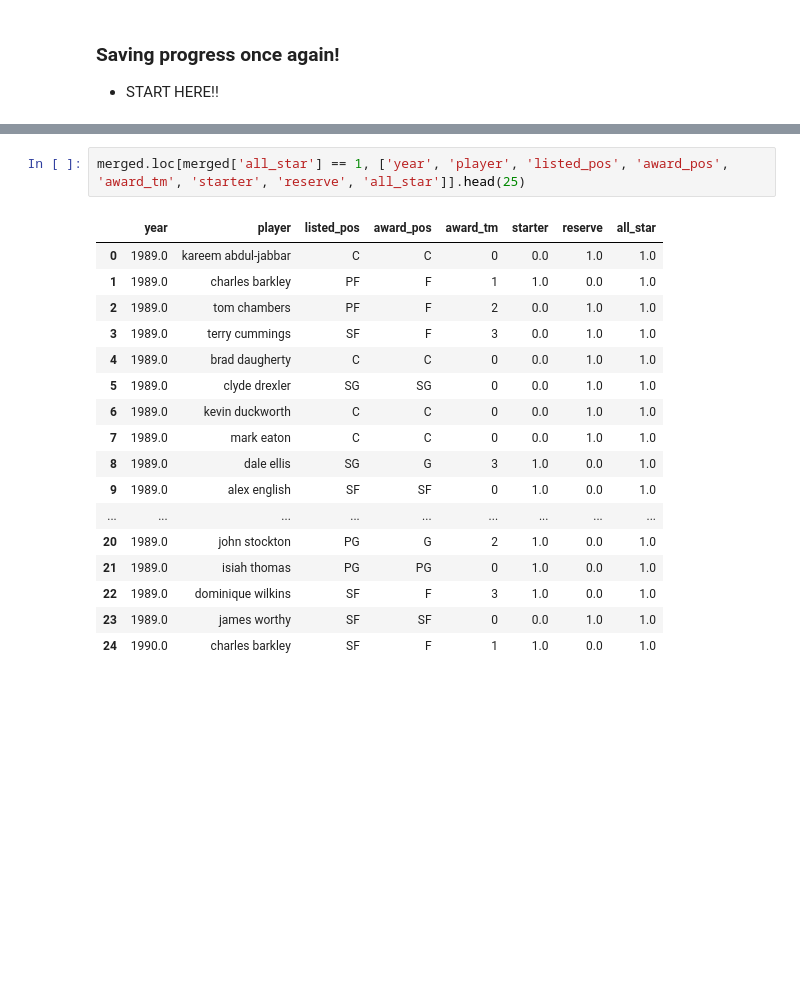
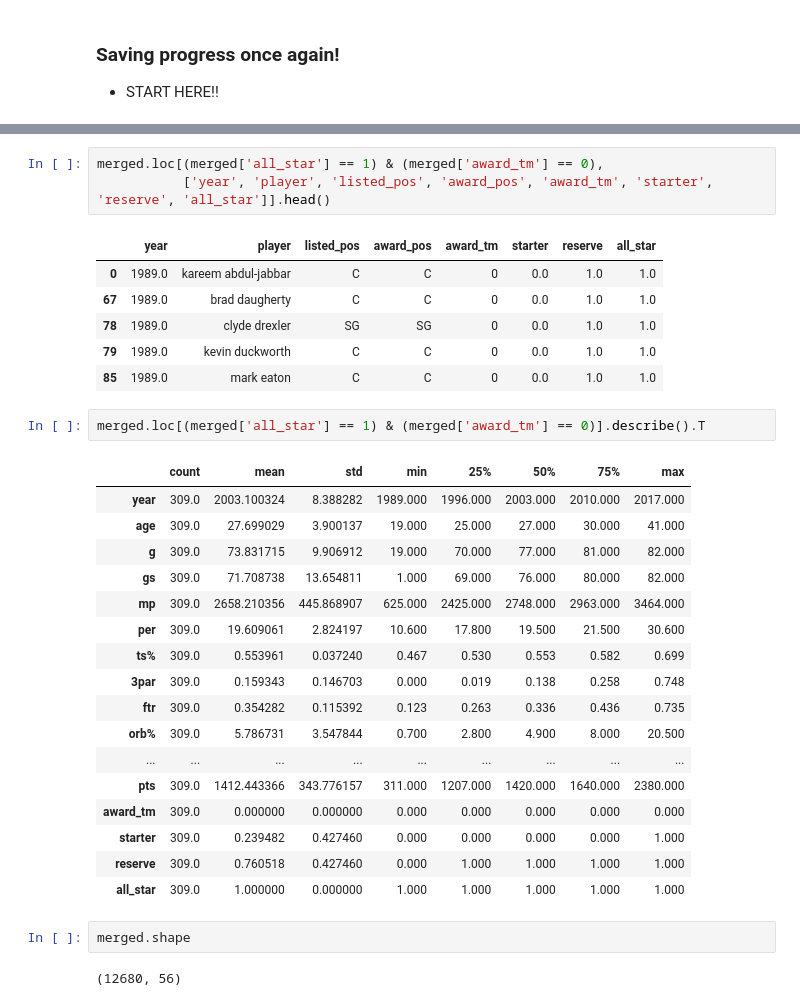
Before and after one commit to jquella/DSI_capstone, a Jupyter notebook: eda_v1.ipynb, the cells around one changed output, grey strips where cells are left out. Drawn from its saved outputs; the diff is of its cells as text; blank space fills up the shorter version.

```diff
--- a/eda_v1.ipynb
+++ b/eda_v1.ipynb
@@ -1087,21 +1121,35 @@ merged.head()
 5 rows × 56 columns
 # %%
-merged.loc[merged['all_star'] == 1, ['year', 'player', 'listed_pos', 'award_pos', 'award_tm', 'starter', 'reserve', 'all_star']].head(25)
+merged.loc[(merged['all_star'] == 1) & (merged['award_tm'] == 0),
+           ['year', 'player', 'listed_pos', 'award_pos', 'award_tm', 'starter', 'reserve', 'all_star']].head()
 # %% [output]
 |  | year | player | listed_pos | award_pos | award_tm | starter | reserve | all_star |
 | 0 | 1989.0 | kareem abdul-jabbar | C | C | 0 | 0.0 | 1.0 | 1.0 |
-| 1 | 1989.0 | charles barkley | PF | F | 1 | 1.0 | 0.0 | 1.0 |
-| 2 | 1989.0 | tom chambers | PF | F | 2 | 0.0 | 1.0 | 1.0 |
-| 3 | 1989.0 | terry cummings | SF | F | 3 | 0.0 | 1.0 | 1.0 |
-| 4 | 1989.0 | brad daugherty | C | C | 0 | 0.0 | 1.0 | 1.0 |
-| 5 | 1989.0 | clyde drexler | SG | SG | 0 | 0.0 | 1.0 | 1.0 |
-| 6 | 1989.0 | kevin duckworth | C | C | 0 | 0.0 | 1.0 | 1.0 |
-| 7 | 1989.0 | mark eaton | C | C | 0 | 0.0 | 1.0 | 1.0 |
-| 8 | 1989.0 | dale ellis | SG | G | 3 | 1.0 | 0.0 | 1.0 |
-| 9 | 1989.0 | alex english | SF | SF | 0 | 1.0 | 0.0 | 1.0 |
-| ... | ... | ... | ... | ... | ... | ... | ... | ... |
-| 20 | 1989.0 | john stockton | PG | G | 2 | 1.0 | 0.0 | 1.0 |
-| 21 | 1989.0 | isiah thomas | PG | PG | 0 | 1.0 | 0.0 | 1.0 |
-| 22 | 1989.0 | dominique wilkins | SF | F | 3 | 1.0 | 0.0 | 1.0 |
-| 23 | 1989.0 | james worthy | SF | SF | 0 | 0.0 | 1.0 | 1.0 |
-| 24 | 1990.0 | charles barkley | SF | F | 1 | 1.0 | 0.0 | 1.0 |
+| 67 | 1989.0 | brad daugherty | C | C | 0 | 0.0 | 1.0 | 1.0 |
+| 78 | 1989.0 | clyde drexler | SG | SG | 0 | 0.0 | 1.0 | 1.0 |
+| 79 | 1989.0 | kevin duckworth | C | C | 0 | 0.0 | 1.0 | 1.0 |
+| 85 | 1989.0 | mark eaton | C | C | 0 | 0.0 | 1.0 | 1.0 |
+# %%
+merged.loc[(merged['all_star'] == 1) & (merged['award_tm'] == 0)].describe().T
+# %% [output]
+|  | count | mean | std | min | 25% | 50% | 75% | max |
+| year | 309.0 | 2003.100324 | 8.388282 | 1989.000 | 1996.000 | 2003.000 | 2010.000 | 2017.000 |
+| age | 309.0 | 27.699029 | 3.900137 | 19.000 | 25.000 | 27.000 | 30.000 | 41.000 |
+| g | 309.0 | 73.831715 | 9.906912 | 19.000 | 70.000 | 77.000 | 81.000 | 82.000 |
+| gs | 309.0 | 71.708738 | 13.654811 | 1.000 | 69.000 | 76.000 | 80.000 | 82.000 |
+| mp | 309.0 | 2658.210356 | 445.868907 | 625.000 | 2425.000 | 2748.000 | 2963.000 | 3464.000 |
+| per | 309.0 | 19.609061 | 2.824197 | 10.600 | 17.800 | 19.500 | 21.500 | 30.600 |
+| ts% | 309.0 | 0.553961 | 0.037240 | 0.467 | 0.530 | 0.553 | 0.582 | 0.699 |
+| 3par | 309.0 | 0.159343 | 0.146703 | 0.000 | 0.019 | 0.138 | 0.258 | 0.748 |
+| ftr | 309.0 | 0.354282 | 0.115392 | 0.123 | 0.263 | 0.336 | 0.436 | 0.735 |
+| orb% | 309.0 | 5.786731 | 3.547844 | 0.700 | 2.800 | 4.900 | 8.000 | 20.500 |
+| ... | ... | ... | ... | ... | ... | ... | ... | ... |
+| pts | 309.0 | 1412.443366 | 343.776157 | 311.000 | 1207.000 | 1420.000 | 1640.000 | 2380.000 |
+| award_tm | 309.0 | 0.000000 | 0.000000 | 0.000 | 0.000 | 0.000 | 0.000 | 0.000 |
+| starter | 309.0 | 0.239482 | 0.427460 | 0.000 | 0.000 | 0.000 | 0.000 | 1.000 |
+| reserve | 309.0 | 0.760518 | 0.427460 | 0.000 | 1.000 | 1.000 | 1.000 | 1.000 |
+| all_star | 309.0 | 1.000000 | 0.000000 | 1.000 | 1.000 | 1.000 | 1.000 | 1.000 |
+# %%
+merged.shape
+# %% [output]
+(12680, 56)
```
Also changed, not shown: parts of 37 cells of this notebook, 7 other files.
